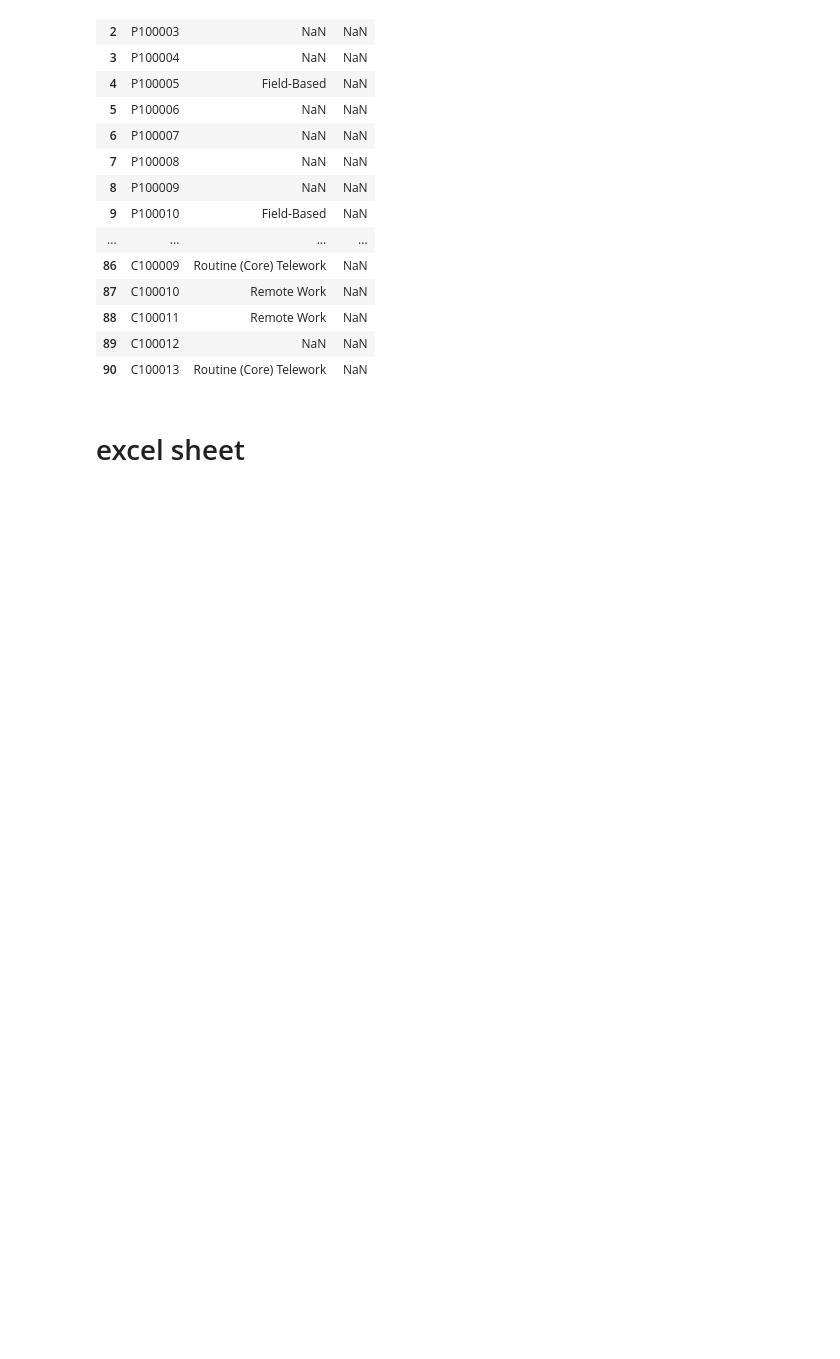
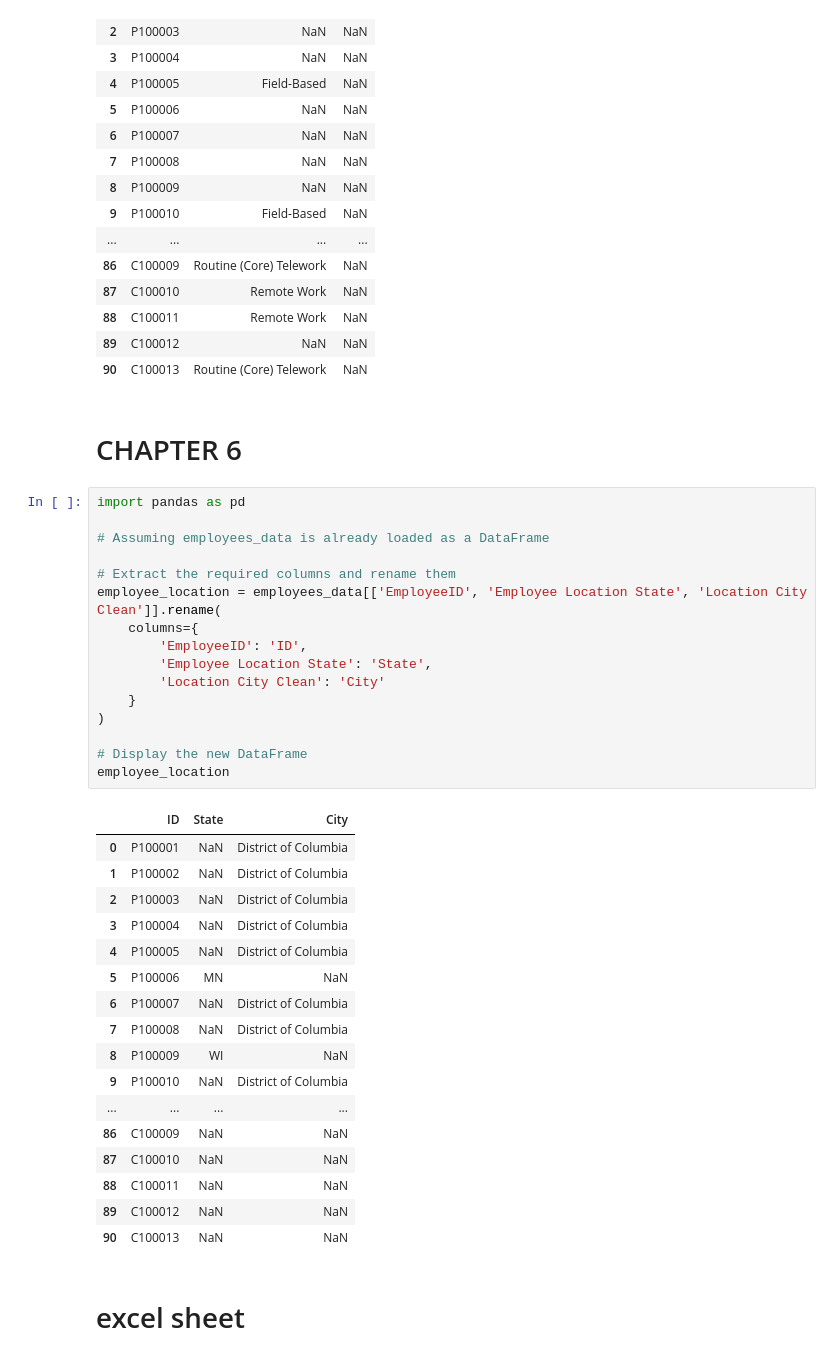
Before and after one commit to robertnesterodhiambo/robertnesterodhiambo-Data-analysis, a Jupyter notebook: ohsc/ohsc.ipynb, the cells around one changed output. Drawn from its saved outputs; the diff is of its cells as text; blank space fills up the shorter version.

Commit message:
employee_location sheet

```diff
--- a/ohsc/ohsc.ipynb
+++ b/ohsc/ohsc.ipynb
@@ -472,6 +472,42 @@ separations
 | 88 | C100011 | Remote Work | NaN |
 | 89 | C100012 | NaN | NaN |
 | 90 | C100013 | Routine (Core) Telework | NaN |
+# %% [markdown]
+# CHAPTER 6
+# %%
+import pandas as pd
+
+# Assuming employees_data is already loaded as a DataFrame
+
+# Extract the required columns and rename them
+employee_location = employees_data[['EmployeeID', 'Employee Location State', 'Location City Clean']].rename(
+    columns={
+        'EmployeeID': 'ID',
+        'Employee Location State': 'State',
+        'Location City Clean': 'City'
+    }
+)
+
+# Display the new DataFrame
+employee_location
+# %% [output]
+|  | ID | State | City |
+| 0 | P100001 | NaN | District of Columbia |
+| 1 | P100002 | NaN | District of Columbia |
+| 2 | P100003 | NaN | District of Columbia |
+| 3 | P100004 | NaN | District of Columbia |
+| 4 | P100005 | NaN | District of Columbia |
+| 5 | P100006 | MN | NaN |
+| 6 | P100007 | NaN | District of Columbia |
+| 7 | P100008 | NaN | District of Columbia |
+| 8 | P100009 | WI | NaN |
+| 9 | P100010 | NaN | District of Columbia |
+| ... | ... | ... | ... |
+| 86 | C100009 | NaN | NaN |
+| 87 | C100010 | NaN | NaN |
+| 88 | C100011 | NaN | NaN |
+| 89 | C100012 | NaN | NaN |
+| 90 | C100013 | NaN | NaN |
 # %% [markdown]
 # excel sheet
 # %%
```
Also changed, not shown: parts of 1 cell of this notebook.
